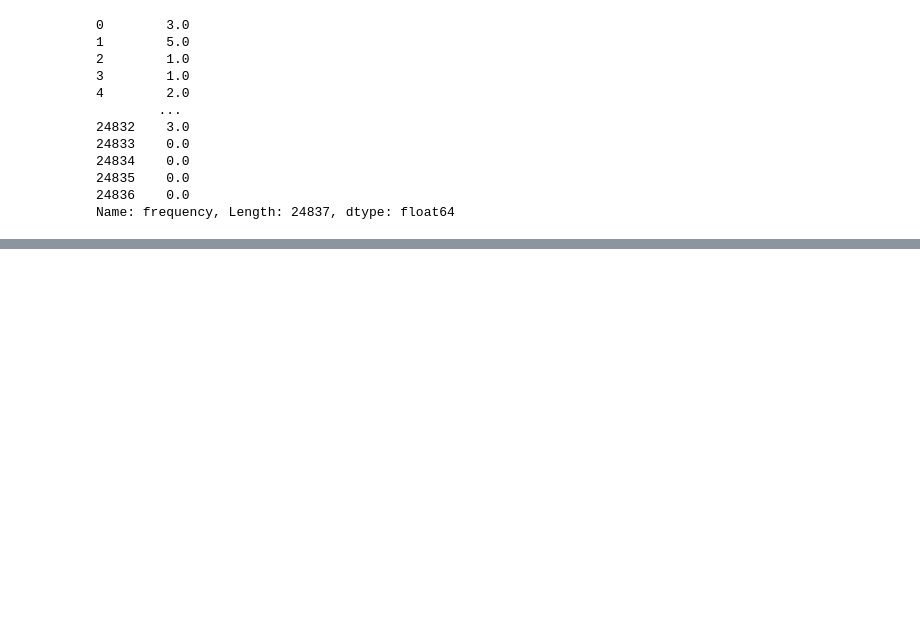
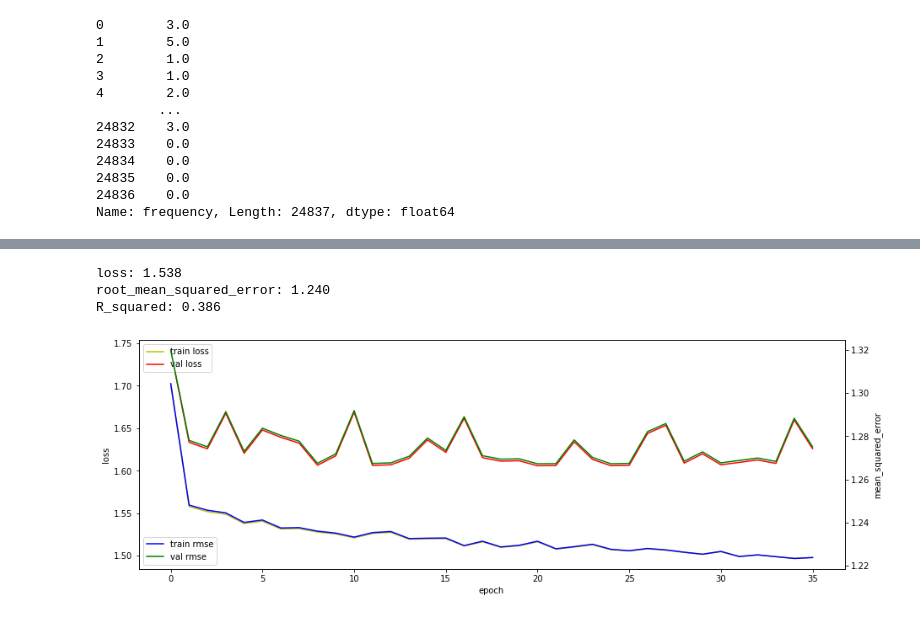
Before and after one commit to leech2193/weather_hospital_sowhat, a Jupyter notebook: 20220803_dnn_model_eseul.ipynb, the cells around one changed output, grey strips where cells are left out. Saved outputs shown, nothing was run; the diff lists cells and outputs as text; code cells hidden in the pictures; blank space fills up the shorter version.

```diff
--- a/20220803_dnn_model_eseul.ipynb
+++ b/20220803_dnn_model_eseul.ipynb
@@ -667,0 +730,3 @@ verify.to_csv('Z:/공모전/날씨빅데이터콘테스트(공유)/검증데이
+# %%
+hospital_male2.insert(1, 'area_label', hospital_male2['area'].map(mapping))
+hospital_male2.drop(columns=['area'], inplace=True)
@@ -667,0 +863,21 @@ verify.to_csv('Z:/공모전/날씨빅데이터콘테스트(공유)/검증데이
+# %%
+'''
+10개에 한 번씩 업데이터 실행
+0:미출력, 1:진행상황출력, 2:에포크당 출력
+'''
+hist_male = model_male.fit(
+                            X_m_train, y_m_train,
+                            batch_size=10,
+                            epochs=100,
+                            validation_split=0.2,
+                            callbacks=[tf.keras.callbacks.EarlyStopping(monitor='val_loss', patience=15)],
+                            verbose=2)
+
+# 테스트 데이터 입력
+scores_male = model_male.evaluate(X_m_test, y_m_test)
+print('test_loss: ', scores_male[0])
+print('test_rmse: ', scores_male[1])
+print('test_r2: ', scores_male[2])
+
+# 모델 저장
+# model_male.save("dnn_weather_hospital_male_0804.h5")
@@ -667,0 +902,31 @@ verify.to_csv('Z:/공모전/날씨빅데이터콘테스트(공유)/검증데이
+# %%
+# 관찰된 metric 값들을 확인함
+for i in range(len(scores_male)):
+    print("%s: %.3f" % (model_male.metrics_names[i], scores_male[i]))
+# %% [output]
+loss: 1.538
+root_mean_squared_error: 1.240
+R_squared: 0.386
+# %%
+import matplotlib.pyplot as plt
+
+fig, loss_ax = plt.subplots(figsize=(15, 5))
+
+acc_ax = loss_ax.twinx()
+
+loss_ax.plot(hist_male.history['loss'], 'y', label='train loss')   # 훈련데이터의 loss (즉, mse)
+loss_ax.plot(hist_male.history['val_loss'], 'r', label='val loss') # 검증데이터의 loss (즉, mse)
+
+acc_ax.plot(hist_male.history['root_mean_squared_error'], 'b', label='train rmse')   # 훈련데이터의 mae
+acc_ax.plot(hist_male.history['val_root_mean_squared_error'], 'g', label='val rmse') # 검증데이터의 mae
+
+loss_ax.set_xlabel('epoch')
+loss_ax.set_ylabel('loss')
+acc_ax.set_ylabel('mean_squared_error')
+
+loss_ax.legend(loc='upper left')
+acc_ax.legend(loc='lower left')
+
+plt.show()
+# %% [output]
+[figure, added]
```
Also changed, not shown: parts of 65 cells of this notebook, 1 other file.
